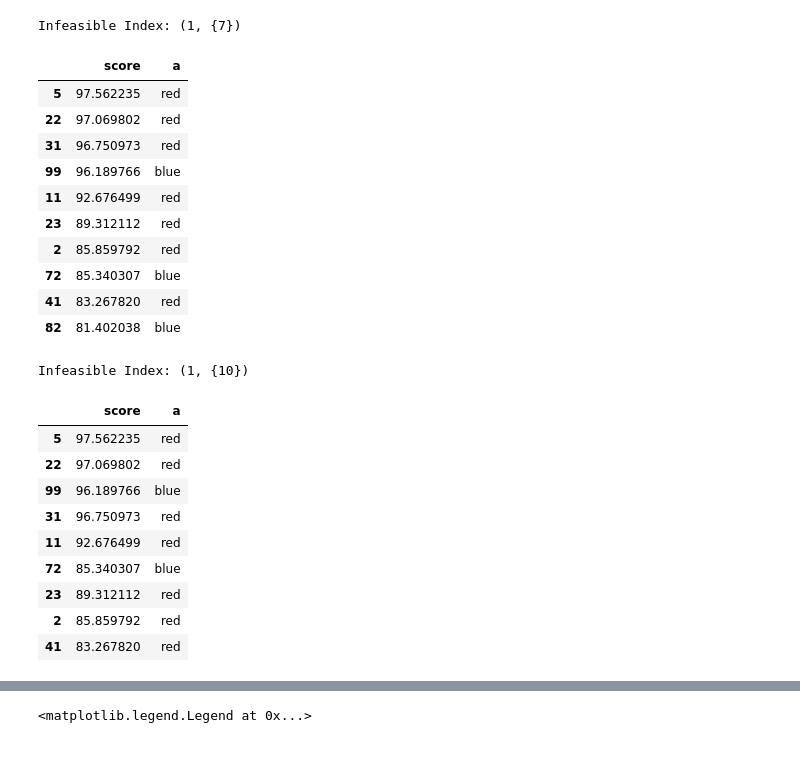
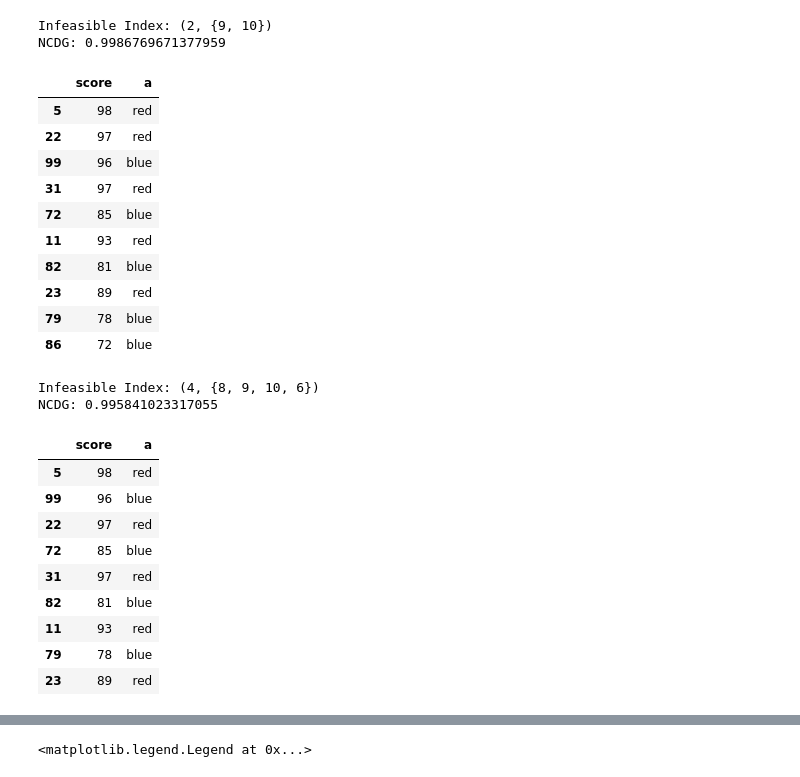
Before and after one commit to andrewklayk/fair-rank, a Jupyter notebook: linkedin_rank.ipynb, the cells around one changed output, grey strips where cells are left out. Saved outputs shown, nothing was run; the diff lists cells and outputs as text; code cells hidden in the pictures.

```diff
--- a/linkedin_rank.ipynb
+++ b/linkedin_rank.ipynb
@@ -4,10 +4,9 @@ from rank_algs import *
 from metrics import *
 import matplotlib.pyplot as plt
 # %%
-def gen_fake_data(s: str, props: dict, score_means: dict, k: int=100, seed: float=None):
-    groups = []
+def gen_fake_data(s: str, props: dict, k: int=100, seed: float=None):
     rng = np.random.default_rng(seed=seed)
-    scores = rng.uniform(low=0, high=100, size=k)
+    scores = np.round(rng.uniform(low=0, high=100, size=k)).astype(int)
     counts = {sv: int(pi*k) for sv, pi in props.items()}
     while sum(counts.values()) != k:
         idx = rng.choice(list(counts.keys()), size=1)[0]
@@ -19,9 +18,10 @@ def gen_fake_data(s: str, props: dict, score_means: dict, k: int=100, seed: floa
 # %%
 inp = pd.DataFrame(columns = ['a', 'score'])
 probs = {'red': 0.7, 'blue': 0.3}
-df = gen_fake_data('a', probs, {'red': 50, 'blue': 50}, k=100, seed=42)
+df = gen_fake_data('a', probs, k=100, seed=42)
 df.sort_values(by='score', inplace=True, ascending=False)
 
 print(infeasible_index(df, 'a', probs, 10))
+df
 # %% [output]
 (2, {10, 7})
@@ -28,34 +41,40 @@ print(infeasible_index(df, 'a', probs, 10))
+# %%
+target_probs = {'red': 0.5, 'blue': 0.5}
 # %%
-res = detconstsort(items = df, props = probs, kmax = 10, s = 'a')
+res = detconstsort(items = df, props = target_probs, kmax = 10, s = 'a')
 print(f"Infeasible Index: {infeasible_index(res, 'a', probs, 10)}")
+print(f"NCDG: {ndcg(res['score'])}")
 res
 # %% [output]
-Infeasible Index: (1, {7})
+Infeasible Index: (2, {9, 10})
+NCDG: 0.9986769671377959
 |  | score | a |
-| 5 | 97.562235 | red |
-| 22 | 97.069802 | red |
-| 31 | 96.750973 | red |
-| 99 | 96.189766 | blue |
-| 11 | 92.676499 | red |
-| 23 | 89.312112 | red |
-| 2 | 85.859792 | red |
-| 72 | 85.340307 | blue |
-| 41 | 83.267820 | red |
-| 82 | 81.402038 | blue |
+| 5 | 98 | red |
+| 22 | 97 | red |
+| 99 | 96 | blue |
+| 31 | 97 | red |
+| 72 | 85 | blue |
+| 11 | 93 | red |
+| 82 | 81 | blue |
+| 23 | 89 | red |
+| 79 | 78 | blue |
+| 86 | 72 | blue |
 # %%
-res = detcons(items = df, props = probs, kmax = 10, s = 'a',relaxed=False)
+res = detcons(items = df, props = target_probs, kmax = 10, s = 'a',relaxed=False)
 print(f"Infeasible Index: {infeasible_index(res, 'a', probs, 10)}")
+print(f"NCDG: {ndcg(res['score'])}")
 res
 # %% [output]
-Infeasible Index: (1, {10})
+Infeasible Index: (4, {8, 9, 10, 6})
+NCDG: 0.995841023317055
 |  | score | a |
-| 5 | 97.562235 | red |
-| 22 | 97.069802 | red |
-| 99 | 96.189766 | blue |
-| 31 | 96.750973 | red |
-| 11 | 92.676499 | red |
-| 72 | 85.340307 | blue |
-| 23 | 89.312112 | red |
-| 2 | 85.859792 | red |
-| 41 | 83.267820 | red |
+| 5 | 98 | red |
+| 99 | 96 | blue |
+| 22 | 97 | red |
+| 72 | 85 | blue |
+| 31 | 97 | red |
+| 82 | 81 | blue |
+| 11 | 93 | red |
+| 79 | 78 | blue |
+| 23 | 89 | red |
 # %%
```
Also changed, not shown: parts of 4 cells of this notebook, 2 other files.
